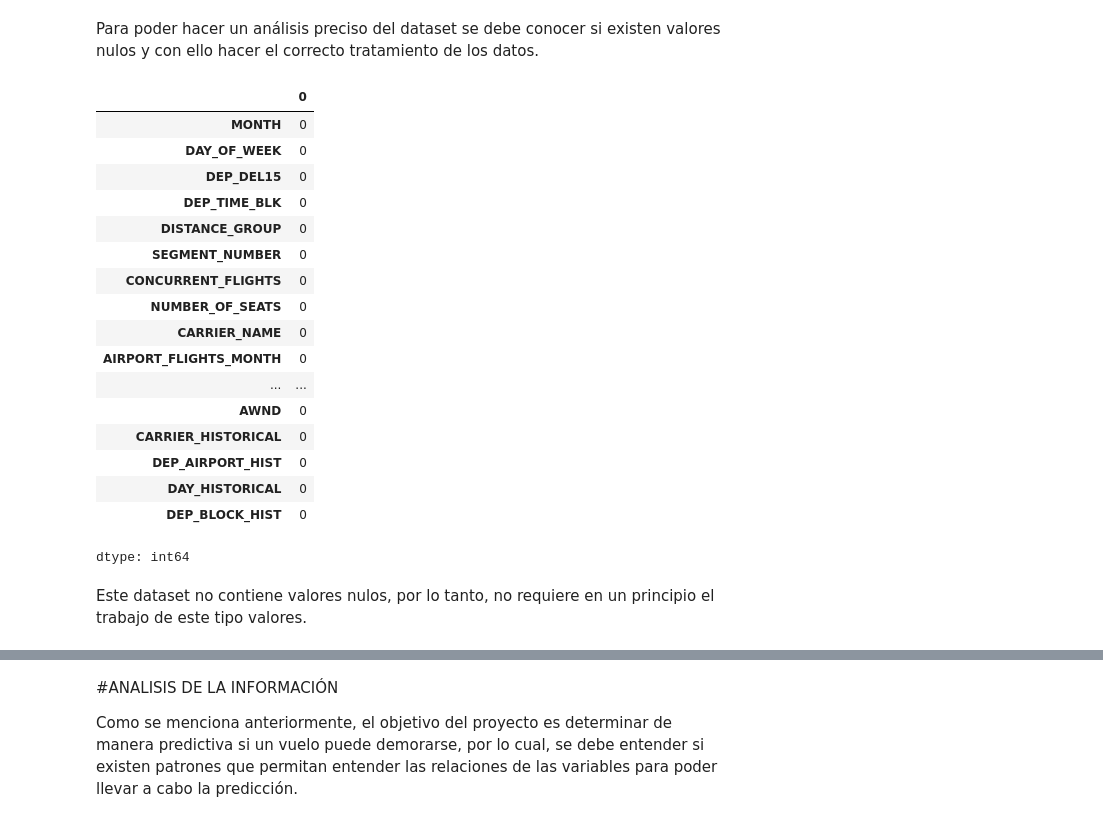
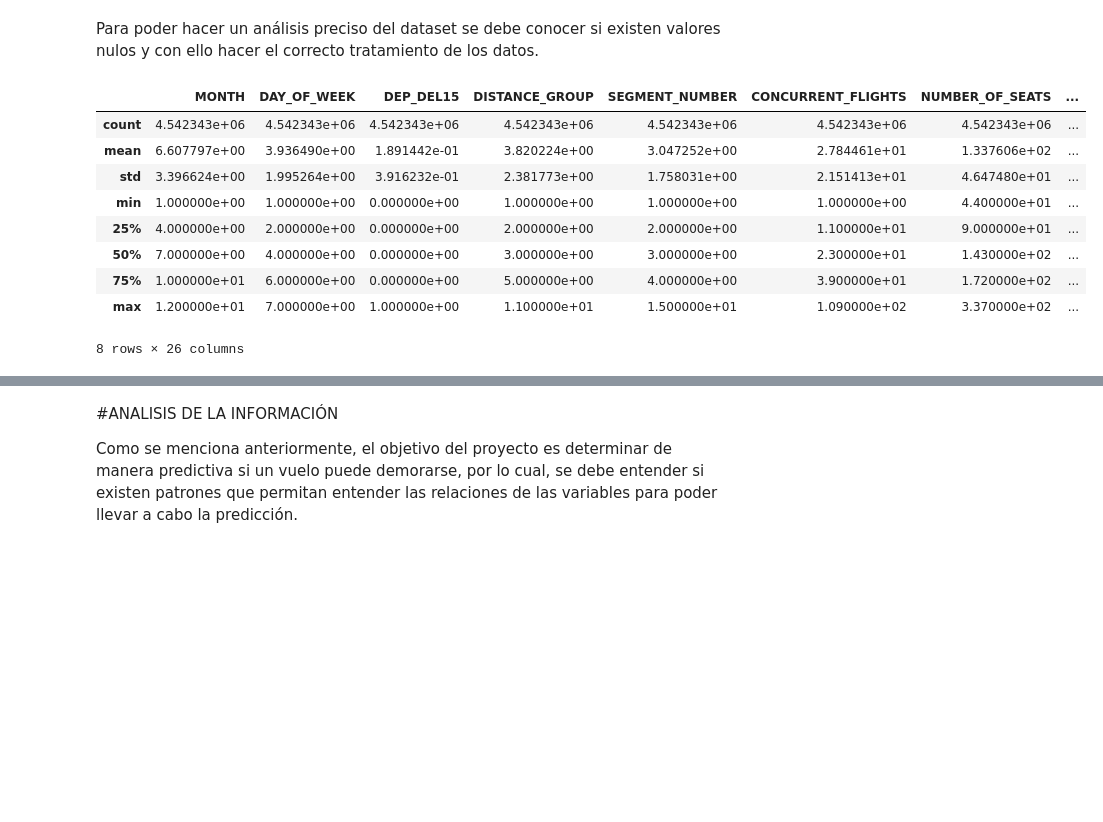
Before and after one commit to chelomec/airlines_delay_prediction, a Jupyter notebook: Proyecto_DataScienceII_ML_Clasificación_Demora_Vuelos.ipynb, the cells around one changed output, grey strips where cells are left out. Cells and saved outputs as stored; diff of their text form; code cells hidden in the pictures; blank space fills up the shorter version.

Commit message:
Se actualizó dataset, incluyendo analisis de valores NaN y valores con 0.

```diff
--- a/Proyecto_DataScienceII_ML_Clasificación_Demora_Vuelos.ipynb
+++ b/Proyecto_DataScienceII_ML_Clasificación_Demora_Vuelos.ipynb
@@ -89,26 +132,16 @@ df.dtypes.value_counts()
 dtype: int64
 # %% [markdown]
 Para poder hacer un análisis preciso del dataset se debe conocer si existen valores nulos y con ello hacer el correcto tratamiento de los datos.
-# %%
-df.isnull().sum()
-# %% [output]
-|  | 0 |
-| MONTH | 0 |
-| DAY_OF_WEEK | 0 |
-| DEP_DEL15 | 0 |
-| DEP_TIME_BLK | 0 |
-| DISTANCE_GROUP | 0 |
-| SEGMENT_NUMBER | 0 |
-| CONCURRENT_FLIGHTS | 0 |
-| NUMBER_OF_SEATS | 0 |
-| CARRIER_NAME | 0 |
-| AIRPORT_FLIGHTS_MONTH | 0 |
-| ... | ... |
-| AWND | 0 |
-| CARRIER_HISTORICAL | 0 |
-| DEP_AIRPORT_HIST | 0 |
-| DAY_HISTORICAL | 0 |
-| DEP_BLOCK_HIST | 0 |
-dtype: int64
-# %% [markdown]
-Este dataset no contiene valores nulos, por lo tanto, no requiere en un principio el trabajo de este tipo valores.
+# %%
+df.describe()
+# %% [output]
+|  | MONTH | DAY_OF_WEEK | DEP_DEL15 | DISTANCE_GROUP | SEGMENT_NUMBER | CONCURRENT_FLIGHTS | NUMBER_OF_SEATS | ... |
+| count | 4.542343e+06 | 4.542343e+06 | 4.542343e+06 | 4.542343e+06 | 4.542343e+06 | 4.542343e+06 | 4.542343e+06 | ... |
+| mean | 6.607797e+00 | 3.936490e+00 | 1.891442e-01 | 3.820224e+00 | 3.047252e+00 | 2.784461e+01 | 1.337606e+02 | ... |
+| std | 3.396624e+00 | 1.995264e+00 | 3.916232e-01 | 2.381773e+00 | 1.758031e+00 | 2.151413e+01 | 4.647480e+01 | ... |
+| min | 1.000000e+00 | 1.000000e+00 | 0.000000e+00 | 1.000000e+00 | 1.000000e+00 | 1.000000e+00 | 4.400000e+01 | ... |
+| 25% | 4.000000e+00 | 2.000000e+00 | 0.000000e+00 | 2.000000e+00 | 2.000000e+00 | 1.100000e+01 | 9.000000e+01 | ... |
+| 50% | 7.000000e+00 | 4.000000e+00 | 0.000000e+00 | 3.000000e+00 | 3.000000e+00 | 2.300000e+01 | 1.430000e+02 | ... |
+| 75% | 1.000000e+01 | 6.000000e+00 | 0.000000e+00 | 5.000000e+00 | 4.000000e+00 | 3.900000e+01 | 1.720000e+02 | ... |
+| max | 1.200000e+01 | 7.000000e+00 | 1.000000e+00 | 1.100000e+01 | 1.500000e+01 | 1.090000e+02 | 3.370000e+02 | ... |
+8 rows × 26 columns
```
Also changed, not shown: parts of 13 cells of this notebook.
